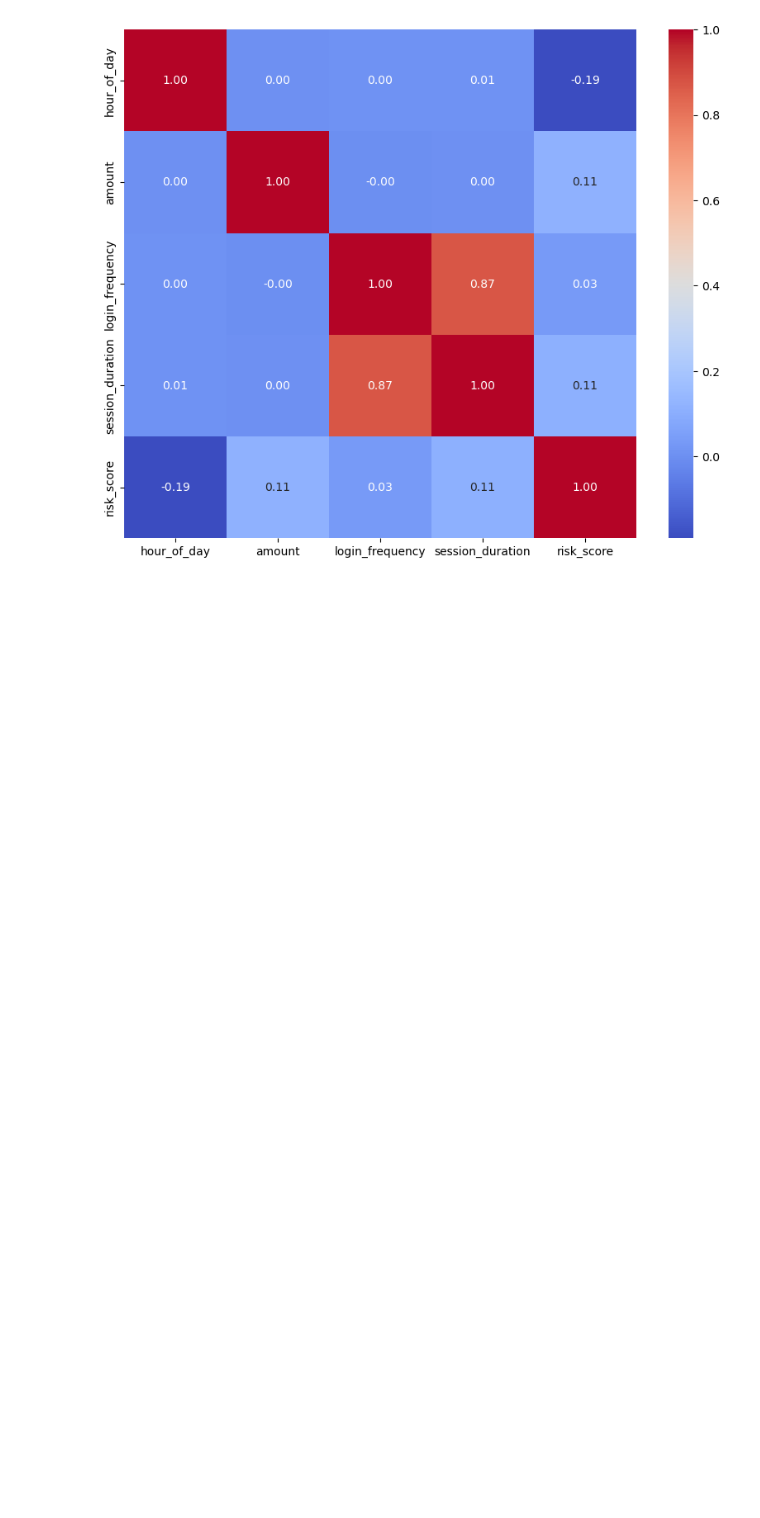
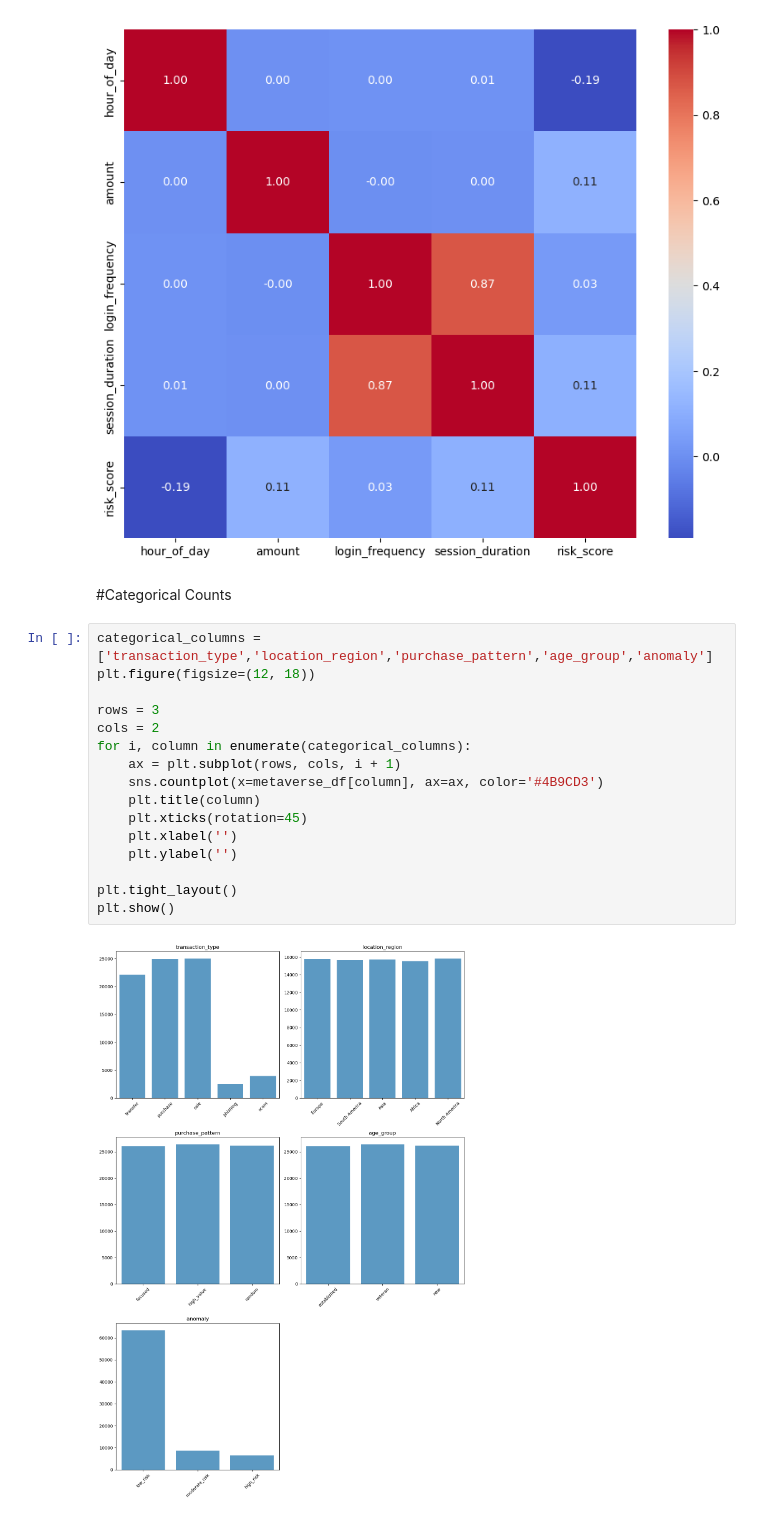
Before and after one commit to Praetor07/Metaverse_Analytics, a Jupyter notebook: Prelim_EDA.ipynb, the cells around one changed output. Cells and saved outputs as stored; diff of their text form; blank space fills up the shorter version.

Commit message:
Categorical_counts

```diff
--- a/Prelim_EDA.ipynb
+++ b/Prelim_EDA.ipynb
@@ -96,3 +94,23 @@ sns.heatmap(metaverse_df[numeric_columns].corr(), annot=True, fmt=".2f", cmap='c
 plt.show()
 # %% [output]
 [figure]
+# %% [markdown]
+#Categorical Counts
+# %%
+categorical_columns = ['transaction_type','location_region','purchase_pattern','age_group','anomaly']
+plt.figure(figsize=(12, 18))
+
+rows = 3
+cols = 2
+for i, column in enumerate(categorical_columns):
+    ax = plt.subplot(rows, cols, i + 1)
+    sns.countplot(x=metaverse_df[column], ax=ax, color='#4B9CD3')
+    plt.title(column)
+    plt.xticks(rotation=45)
+    plt.xlabel('')
+    plt.ylabel('')
+
+plt.tight_layout()
+plt.show()
+# %% [output]
+[figure, added]
```
Also changed, not shown: parts of 1 cell of this notebook.
